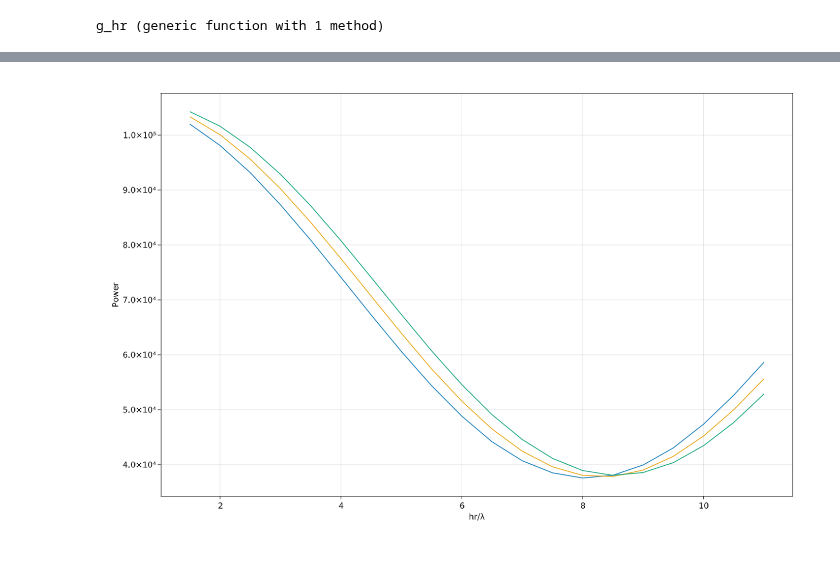
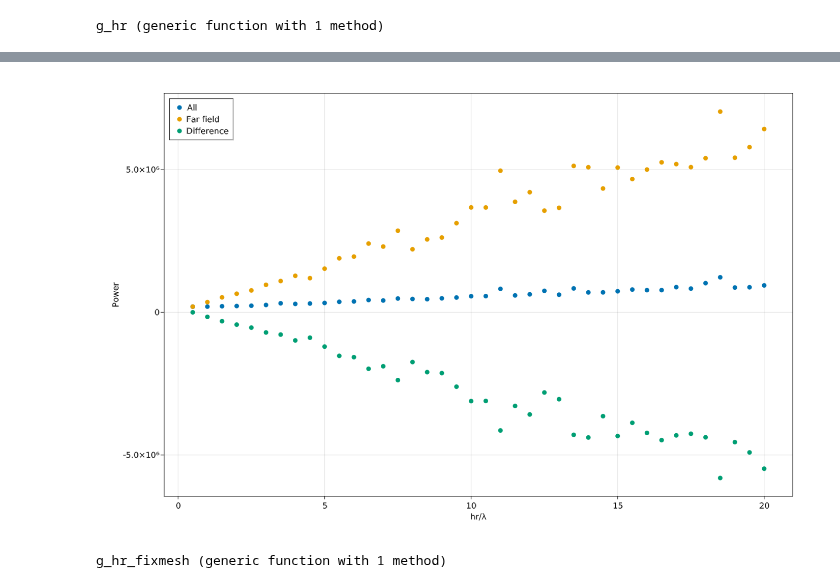
Before and after one commit to WenjieYao/RamanInFluid, a Jupyter notebook: Main.ipynb, the cells around one changed output, grey strips where cells are left out. Drawn from its saved outputs; the diff is of its cells as text; code cells hidden in the pictures.

```diff
--- a/Main.ipynb
+++ b/Main.ipynb
@@ -510,7 +550,7 @@ end
 # %% [output]
 g_hr (generic function with 1 method)
 # %%
-Ng = 20
+Ng = 40
 g_list = zeros(Ng)
 g0_list = zeros(Ng)
 g1_list = zeros(Ng)
@@ -519,12 +559,14 @@ h_list = zeros(Ng)
 for hi = 1:Ng
     print(hi,"\n")
     λ2 = 549/sqrt(1.77)
-    hr = (hi+2) * λ2 / 2
+    hr = (hi+0) * λ2 / 2
     h_list[hi] = hr/λ2
-    gp, g0, g1= g_hr(hr)
+    gp, g0= g_hr(hr)
+    # gp, g0, g1= g_hr(hr)
     g_list[hi] = gp
     g0_list[hi] = g0
-    g1_list[hi] = g1
+    # g1_list[hi] = g1
+    # g_list[hi] = g_hr_fixmesh(pth, hr; phys1, phys2, control, gridap)
 end
 # %% [output]
 1
@@ -735,26 +777,26 @@ Warning : Gmsh must be compiled with ANN support for finding closest vertices
 # %%
 scene, layout = layoutscene(resolution=(1400,900))
 ax = layout[1,1]=Axis(scene)
 ms = 10
-lin1 = lines!(ax,h_list,g_list)
-lin2 = lines!(ax,h_list,g0_list/2)
-# lin3 = lines!(ax,h_list,range(1,length(h_list),step=1).*g0_list)
-lin4 = lines!(ax,h_list,g1_list/3)
+lin1 = GLMakie.scatter!(ax,h_list,g_list)
+#lin2 = lines!(ax,h_list,g0_list)
+lin2 = GLMakie.scatter!(ax,h_list,range(1,length(h_list),step=1).*g0_list)
+lin3 = GLMakie.scatter!(ax,h_list,g_list-range(1,length(h_list),step=1).*g0_list)
 
 #lin2 = scatter!(ax,range(1,12,step=1),g_r10,markersize=10)
 #lin3 = lines!(ax,range(1,12,step=1),gr_r5.+1e-9)
 #ax.yscale = log10
 ax.xlabel="hr/λ"
 ax.ylabel="Power"
 #ax.title="Eigenvalue distribution"
 
 # Legend(layout[1,1],[lin1, lin2],["Initial", "Optimized"])
-# axislegend(ax, [lin1, lin2, lin3],["All","Far field","Difference"], position = :rt,
-#     orientation = :vertical)
+axislegend(ax, [lin1, lin2, lin3],["All","Far field","Difference"], position = :lt,
+    orientation = :vertical)
 # save("Results/EigenValDistributionIO.png",scene)
 scene
 # %% [output]
-[figure, old version]
+[figure, new version]
 # %%
 open("Bowtie.txt", "w") do iop
     for i = 1 : length(h_list)
@@ -774,0 +815,49 @@ GLMakie.lines(h0_list, gp_list-g0_list)
+# %%
+function MatrixB0_fix(pth, tr, hr, uh; control, gridap)
+    B_mat = assemble_matrix(gridap.FE_U, gridap.FE_V) do u, v
+        ∫((1 - pth) * (conj(∇(v) ⋅ ∇(uh)) * ((∇(u) ⋅ ∇(uh)))))gridap.dΩ_d +
+        ∫((x->fr(x, tr, hr-tr)) * (conj(∇(v) ⋅ ∇(uh)) * ((∇(u) ⋅ ∇(uh)))))gridap.dΩ_r
+    end
+    return B_mat
+end
+
+function g_hr_fixmesh(pth, hr; phys1, phys2, control, gridap)
+    kb = 0
+#     d = 40
+#     h = 100
+#     bowtie_temp(v) = ∫(v * x->p_bowtie(x, d, h, L, hd))gridap.dΩ
+#     pc_vec = assemble_vector(bowtie_temp, gridap.FE_P)
+#     pbowtie = p_extract(pc_vec; gridap)
+    p_init = ones(gridap.np)
+
+    pf_vec = pf_p0(p_init; control, gridap)
+    pfh = FEFunction(gridap.FE_Pf, pf_vec)
+    pth = (pf -> Threshold(pf; control)) ∘ pfh
+    A1_mat = MatrixA(pth, kb; phys=phys1, control, gridap)
+    b1_vec = assemble_vector(v->(∫(v)gridap.dΓ_s), gridap.FE_V)
+    u1_vec = A1_mat\b1_vec
+    u1h = FEFunction(gridap.FE_U, u1_vec)
+
+#     planewave(v) = ∫(v * x->(exp(1im*phys1.ω*nf^2*x[2])+exp(-1im*phys1.ω*nf^2*x[2])))gridap.dΩ
+#     b_plane = assemble_vector(planewave, gridap.FE_U)
+
+#     AE_mat = assemble_matrix(gridap.FE_U, gridap.FE_V) do u, v
+#             ∫(u*v)gridap.dΩ
+#     end
+#     uh_plane = FEFunction(gridap.FE_U, AE_mat\b_plane)
+
+    B_mat = MatrixB0_fix(pth, 549/sqrt(1.77)/2, hr, u1h; control, gridap)
+#     B0_mat = MatrixB0_fix(pth, λ2/nf, u1h; control, gridap)
+#     B1_mat = MatrixB0_fix(pth, 1.5*λ2/nf, u1h; control, gridap)
+
+    A2_mat = MatrixA(pth, kb; phys=phys2, control, gridap)
+    o_vec = VectorO(1, 1; gridap)
+    v2_vec = A2_mat'\o_vec
+    gp = real(v2_vec' * B_mat * v2_vec)
+#     g0 = real(v2_vec' * B0_mat * v2_vec)
+#     g1 = real(v2_vec' * B1_mat * v2_vec)
+#     return gp, g0, g1
+    return gp
+end
+# %% [output]
+g_hr_fixmesh (generic function with 1 method)
```
Also changed, not shown: parts of 9 cells of this notebook, 6 other files.
